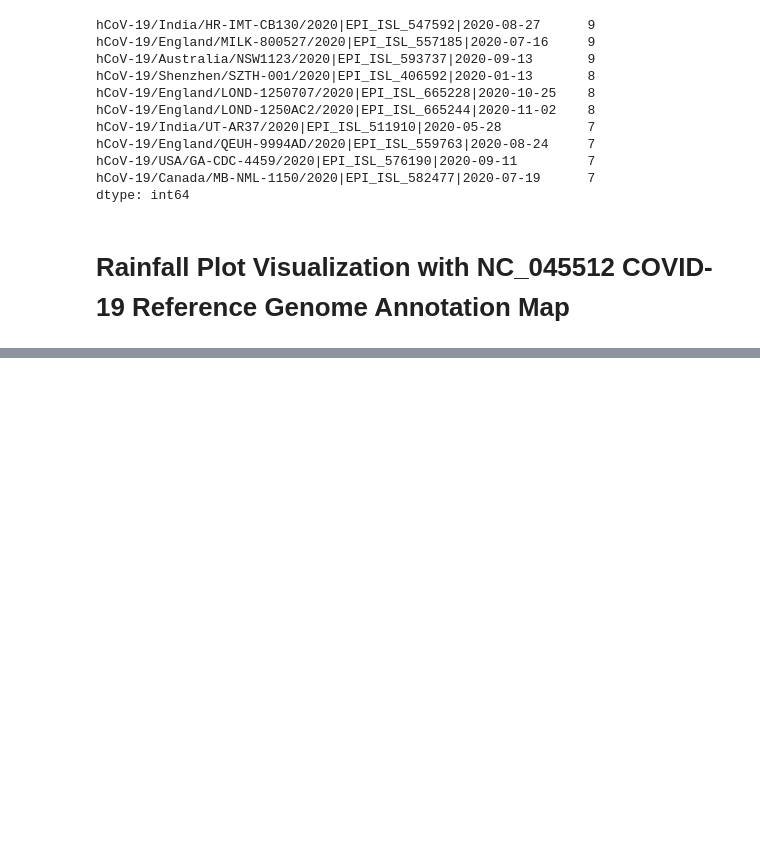
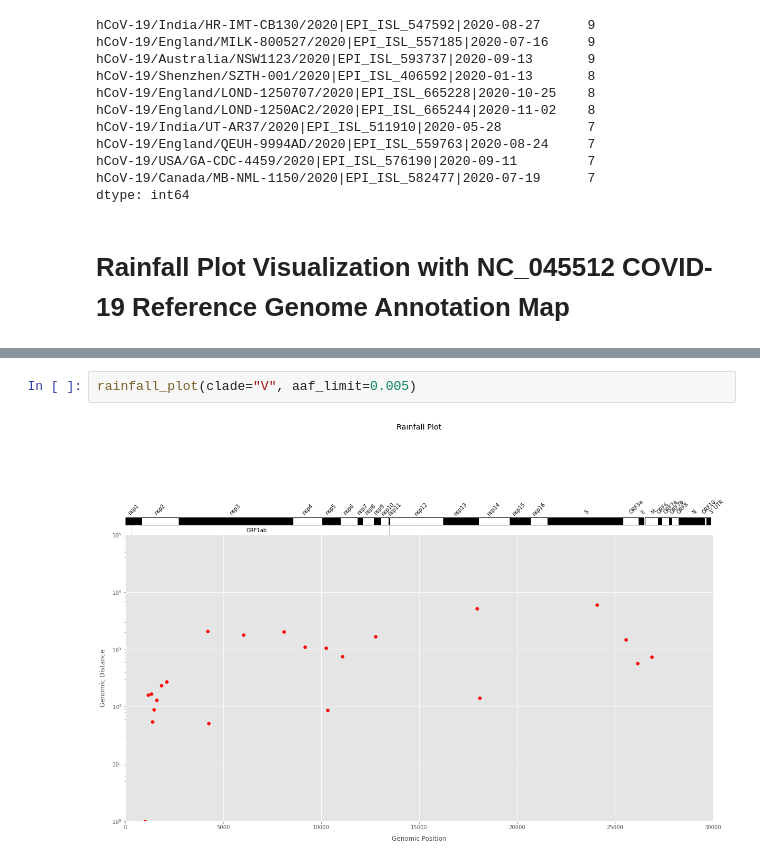
Before and after one commit to davidchen0420/Mutation_Signature, a Jupyter notebook: Clade_Analysis/Clade_Analysis.ipynb, the cells around one changed output, grey strips where cells are left out. Cells and saved outputs as stored; diff of their text form; blank space fills up the shorter version.

```diff
--- a/Clade_Analysis/Clade_Analysis.ipynb
+++ b/Clade_Analysis/Clade_Analysis.ipynb
@@ -515,0 +588,4 @@ rainfall_plot(clade="O", aaf_limit=0.005)
+# %%
+rainfall_plot(clade="V", aaf_limit=0.005)
+# %% [output]
+[figure, added]
```
Also changed, not shown: parts of 13 cells of this notebook, 13 other files.
